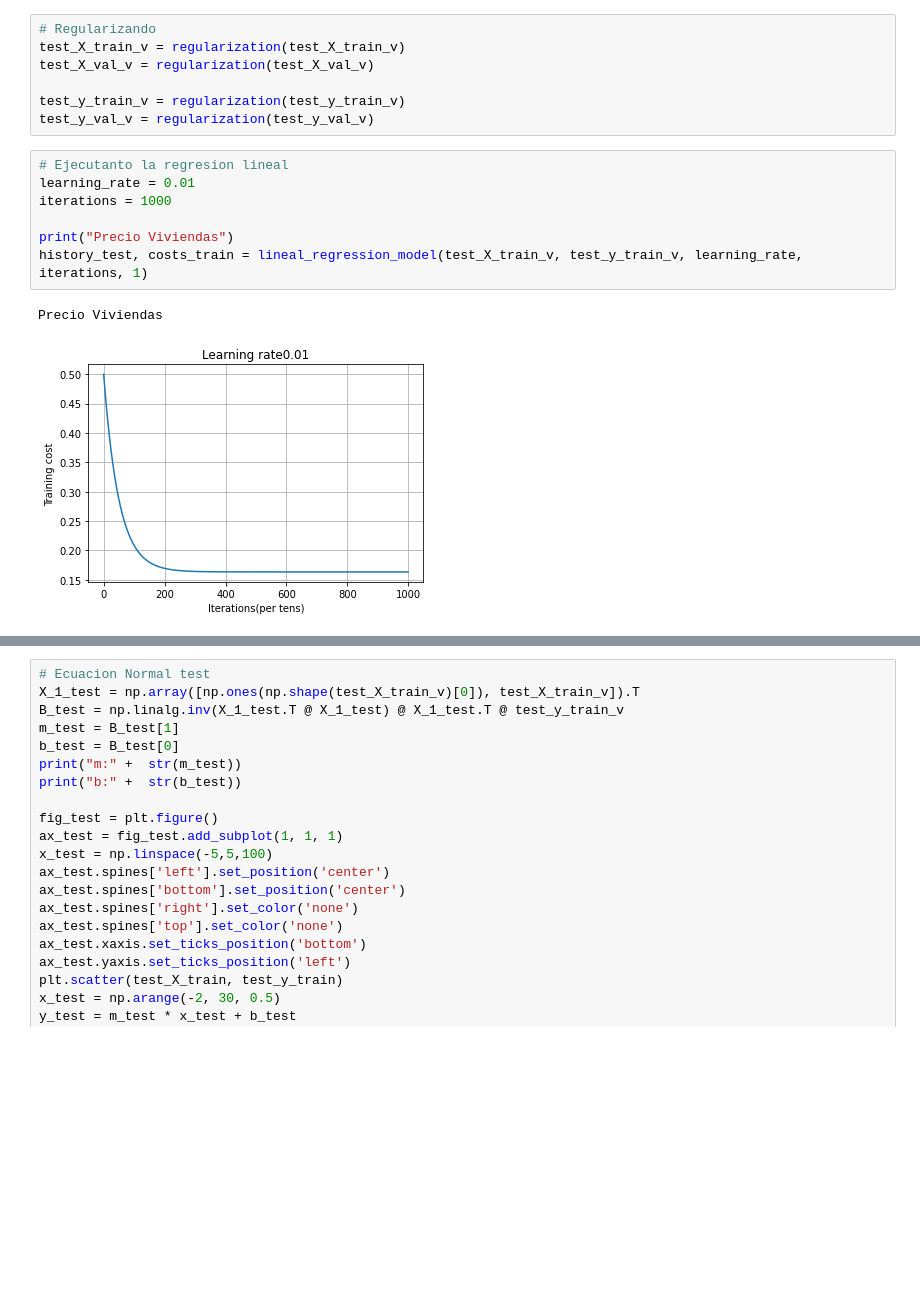
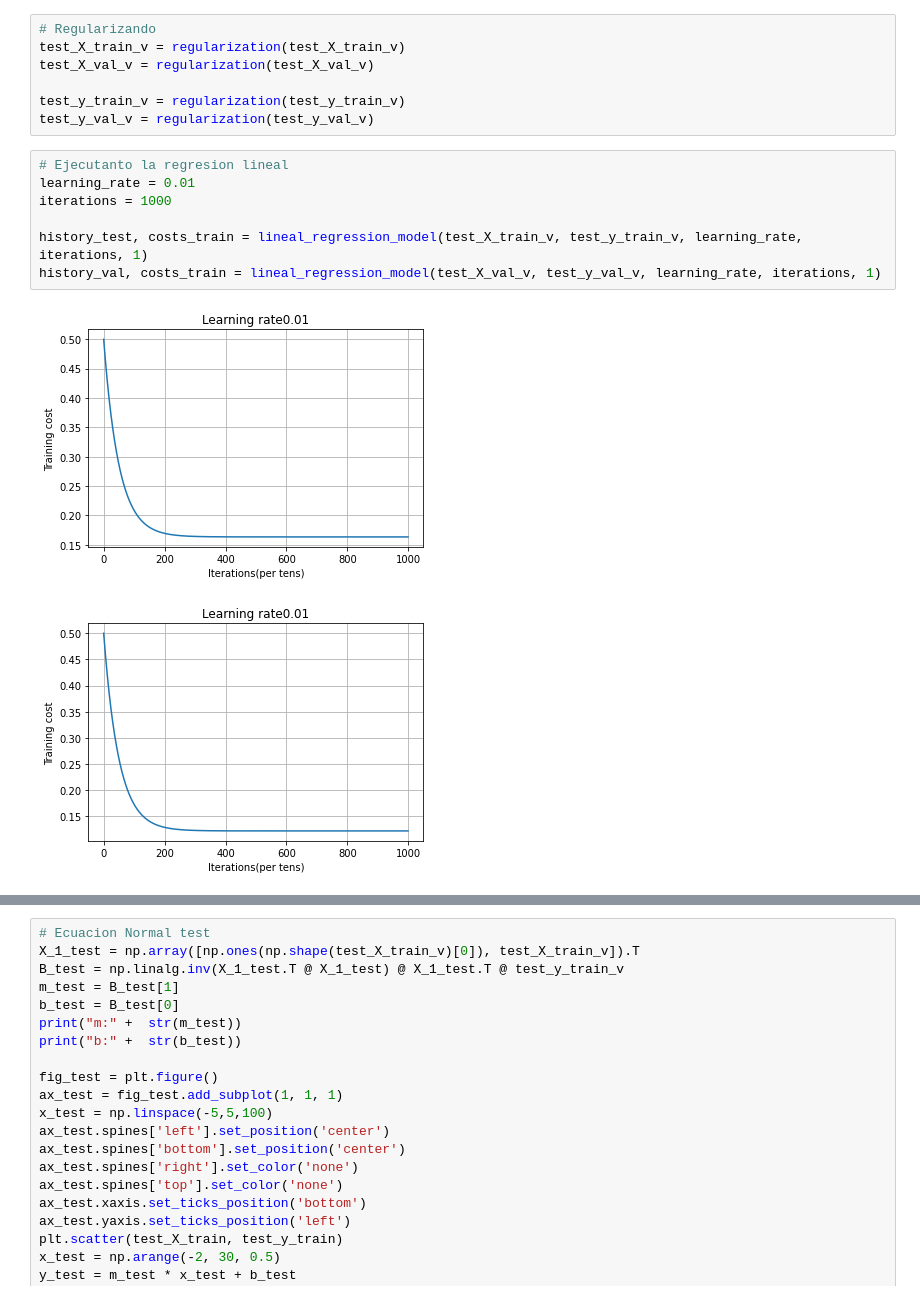
Before and after one commit to dantecarlo/Linear-Regression-with-Gradient-Descent, a Jupyter notebook: Regresión_Lineal_Gradiente_Descendiente.ipynb, the cells around one changed output, grey strips where cells are left out. Saved outputs shown, nothing was run; the diff lists cells and outputs as text; blank space fills up the shorter version.

```diff
--- a/Regresión_Lineal_Gradiente_Descendiente.ipynb
+++ b/Regresión_Lineal_Gradiente_Descendiente.ipynb
@@ -435,11 +435,11 @@ test_y_val_v = regularization(test_y_val_v)
 # %%
 # Ejecutanto la regresion lineal
 learning_rate = 0.01
 iterations = 1000
 
-print("Precio Viviendas")
 history_test, costs_train = lineal_regression_model(test_X_train_v, test_y_train_v, learning_rate, iterations, 1)
+history_val, costs_train = lineal_regression_model(test_X_val_v, test_y_val_v, learning_rate, iterations, 1)
 # %% [output]
-Precio Viviendas
 [figure]
+[figure, added]
 # %%
```
Also changed, not shown: parts of 3 cells of this notebook.
